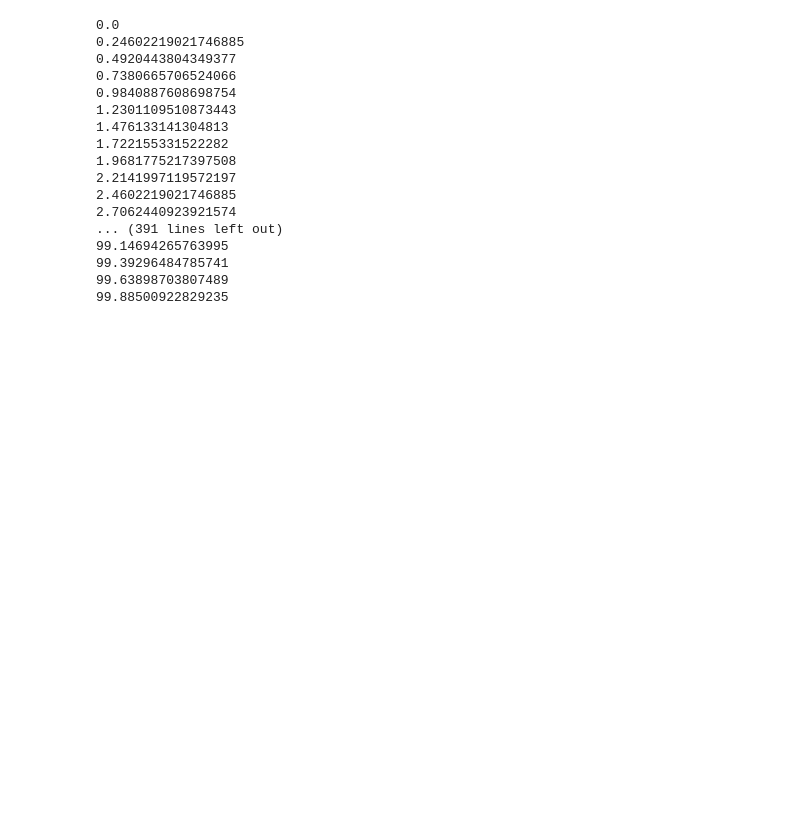
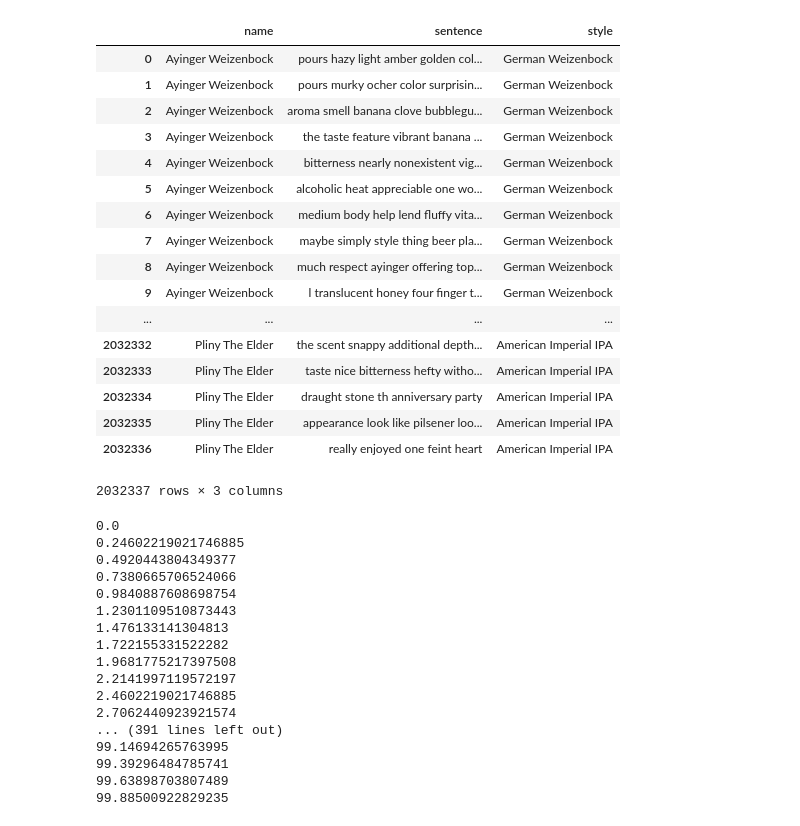
Before and after one commit to jhkang1517/multi-campus-beer-recommend, a Jupyter notebook: b3_sent_tag.ipynb, the cells around one changed output. Drawn from its saved outputs; the diff is of its cells as text; code cells hidden in the pictures; blank space fills up the shorter version.

```diff
--- a/b3_sent_tag.ipynb
+++ b/b3_sent_tag.ipynb
@@ -1,6 +1,27 @@
 # %%
 import pandas as pd
-# a = pd.read_csv('beer_sentence_v1.csv', index_col = 0)
+a = pd.read_csv('beer_sentence_v1.csv', index_col = 0)
+# %%
+a
+# %% [output]
+|  | name | sentence | style |
+| 0 | Ayinger Weizenbock | pours hazy light amber golden col... | German Weizenbock |
+| 1 | Ayinger Weizenbock | pours murky ocher color surprisin... | German Weizenbock |
+| 2 | Ayinger Weizenbock | aroma smell banana clove bubblegu... | German Weizenbock |
+| 3 | Ayinger Weizenbock | the taste feature vibrant banana ... | German Weizenbock |
+| 4 | Ayinger Weizenbock | bitterness nearly nonexistent vig... | German Weizenbock |
+| 5 | Ayinger Weizenbock | alcoholic heat appreciable one wo... | German Weizenbock |
+| 6 | Ayinger Weizenbock | medium body help lend fluffy vita... | German Weizenbock |
+| 7 | Ayinger Weizenbock | maybe simply style thing beer pla... | German Weizenbock |
+| 8 | Ayinger Weizenbock | much respect ayinger offering top... | German Weizenbock |
+| 9 | Ayinger Weizenbock | l translucent honey four finger t... | German Weizenbock |
+| ... | ... | ... | ... |
+| 2032332 | Pliny The Elder | the scent snappy additional depth... | American Imperial IPA |
+| 2032333 | Pliny The Elder | taste nice bitterness hefty witho... | American Imperial IPA |
+| 2032334 | Pliny The Elder | draught stone th anniversary party | American Imperial IPA |
+| 2032335 | Pliny The Elder | appearance look like pilsener loo... | American Imperial IPA |
+| 2032336 | Pliny The Elder | really enjoyed one feint heart | American Imperial IPA |
+2032337 rows × 3 columns
 # %%
 a['tag'] = ''
 taste = ['taste','t','tasting']
```
Also changed, not shown: parts of 6 cells of this notebook.
